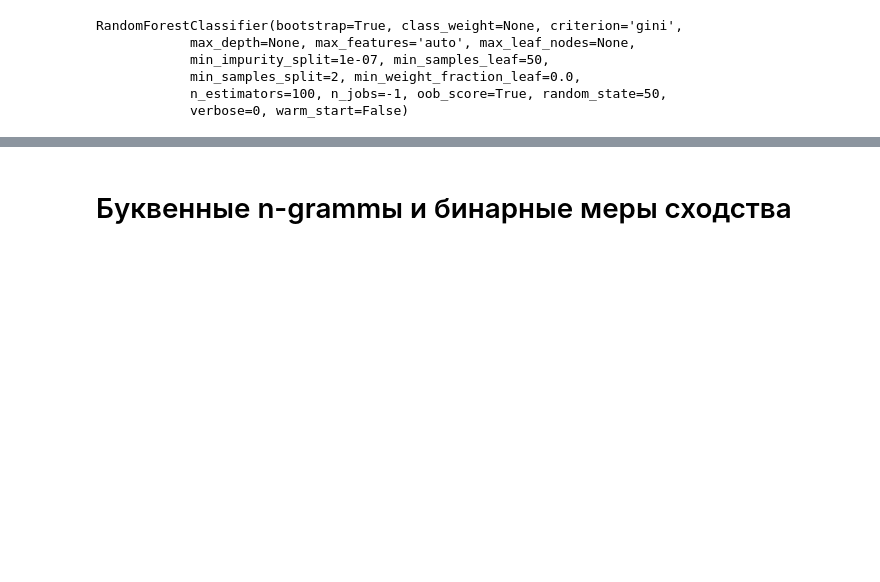
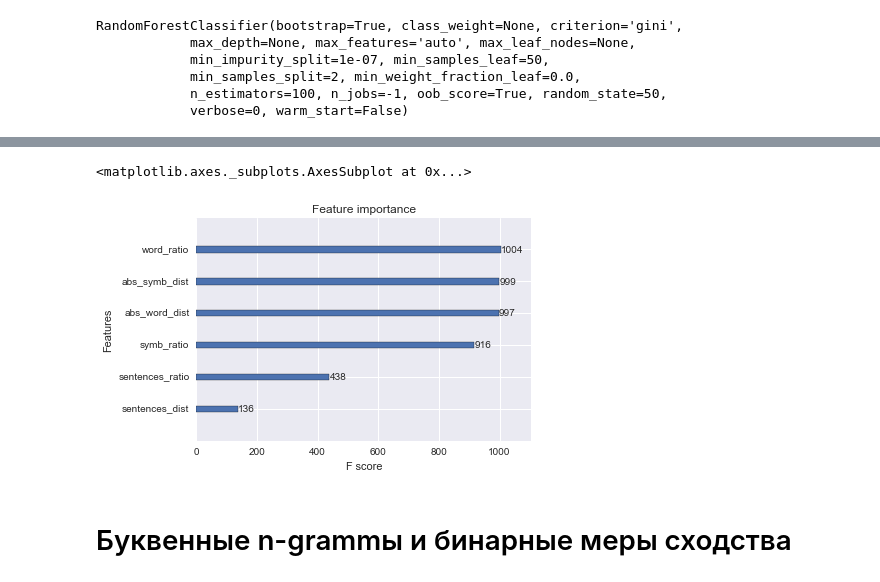
Before and after one commit to swoopyy/minor-proj, a Jupyter notebook: EDA-refactored.ipynb, the cells around one changed output, grey strips where cells are left out. Drawn from its saved outputs; the diff is of its cells as text; code cells hidden in the pictures; blank space fills up the shorter version.

```diff
--- a/EDA-refactored.ipynb
+++ b/EDA-refactored.ipynb
@@ -589,3 +600,8 @@ Will train until valid-logloss hasn't improved in 50 rounds.
+# %%
+plot_importance(model)
+# %% [output]
+<matplotlib.axes._subplots.AxesSubplot at 0x...>
+[figure, added]
 # %%
 X_test = extract_features(df_test, pd.DataFrame())
 # %%
```
Also changed, not shown: parts of 34 cells of this notebook.
